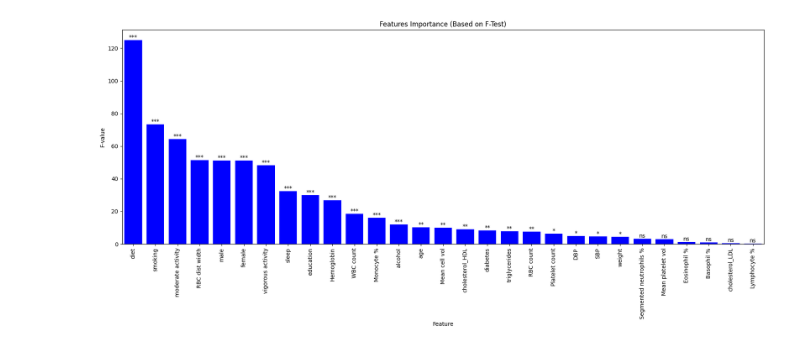
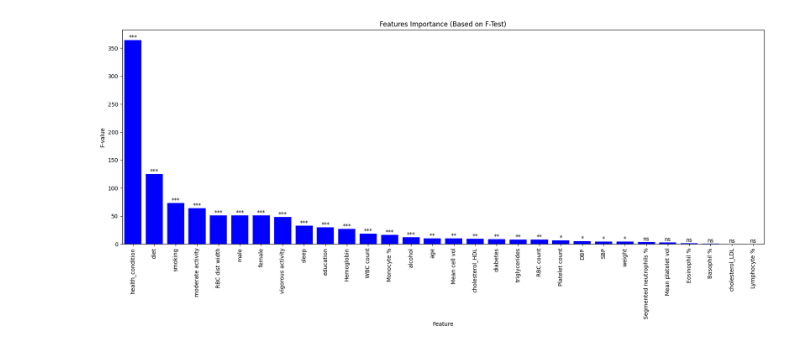
Before and after one commit to liamlup/Precdicting_Depression_BDL, a Jupyter notebook: data_prep.ipynb, the cells around one changed output. Drawn from its saved outputs; the diff is of its cells as text; code cells hidden in the pictures.

Commit message:
more data

```diff
--- a/data_prep.ipynb
+++ b/data_prep.ipynb
@@ -260,3 +260,22 @@ cholesterol_LDL_triglycerides_df = cholesterol_LDL_triglycerides_df.dropna().ast
 cholesterol_LDL_triglycerides_df.rename(columns={'LBXTR': 'triglycerides', 'LBDLDL': 'cholesterol_LDL'}, inplace=True)
 # merge with combined_df
 combined_df = pd.merge(combined_df, cholesterol_LDL_triglycerides_df, on='SEQN')
+# %%
+# health condition
+files = ['HSQ_D.XPT','HSQ_E.XPT','HSQ_F.XPT','HSQ_G.XPT','HSQ_H.XPT','HSQ_I.XPT','HSQ_J.XPT']
+columns = ["SEQN", "HSD010"]
+dfs = []  # list to store dataframes
+
+for file in  files:
+    df = pd.read_sas('data/health condition/' + file,format='xport',encoding='utf-8')  # read the file
+    df = df[columns] # extract the required columns
+    dfs.append(df)
+
+health_condition_df = pd.concat(dfs)
+health_condition_df = health_condition_df.dropna()
+health_condition_df = np.round(health_condition_df, 0).astype('int64')
+health_condition_df = health_condition_df[(health_condition_df != 7) & (health_condition_df != 9)].dropna()
+health_condition_df.rename(columns={'HSD010': 'health_condition'}, inplace=True)
+health_condition_df['health_condition'] = (6 - health_condition_df['health_condition']).astype('int64')
+# merge with combined_df
+combined_df = pd.merge(combined_df, health_condition_df, on='SEQN')
@@ -280,36 +315,36 @@ f_test = pd.DataFrame({
     'Feature': X.columns,
     'F-value': f_values,
     'p-value': p_values
 })
 
 # Sorting the results by F-value
 f_test = f_test.sort_values(by='F-value', ascending=False)
 
 
 # Function to assign significance notation
-def significance_notation(p_value):
-    if p_value > 0.05:
+def significance_notation(p):
+    if p > 0.05:
         return 'ns'
-    elif p_value <= 0.05 and p_value > 0.01:
+    elif 0.05 >= p > 0.01:
         return '*'
-    elif p_value <= 0.01 and p_value > 0.001:
+    elif 0.01 >= p > 0.001:
         return '**'
-    elif p_value <= 0.001:
+    elif p <= 0.001:
         return '***'
 
 # Plotting the bar chart with significance notations
 plt.figure(figsize=(17, 8))
 bars = plt.bar(f_test['Feature'], f_test['F-value'], color='blue')
 for bar, p_value in zip(bars, f_test['p-value']):
     height = bar.get_height()
     notation = significance_notation(p_value)
     plt.text(bar.get_x() + bar.get_width() / 2, height, notation, ha='center', va='bottom')
 plt.title('Features Importance (Based on F-Test)')
 plt.xlabel('Feature')
 plt.ylabel('F-value')
 plt.xticks(rotation=90, ha='center')
 plt.xlim(-0.5, len(f_test['Feature']) - 0.5)
 plt.tight_layout()
 plt.show()
 # %% [output]
-[figure, old version]
+[figure, new version]
```
Also changed, not shown: parts of 1 cell of this notebook, 11 other files.
